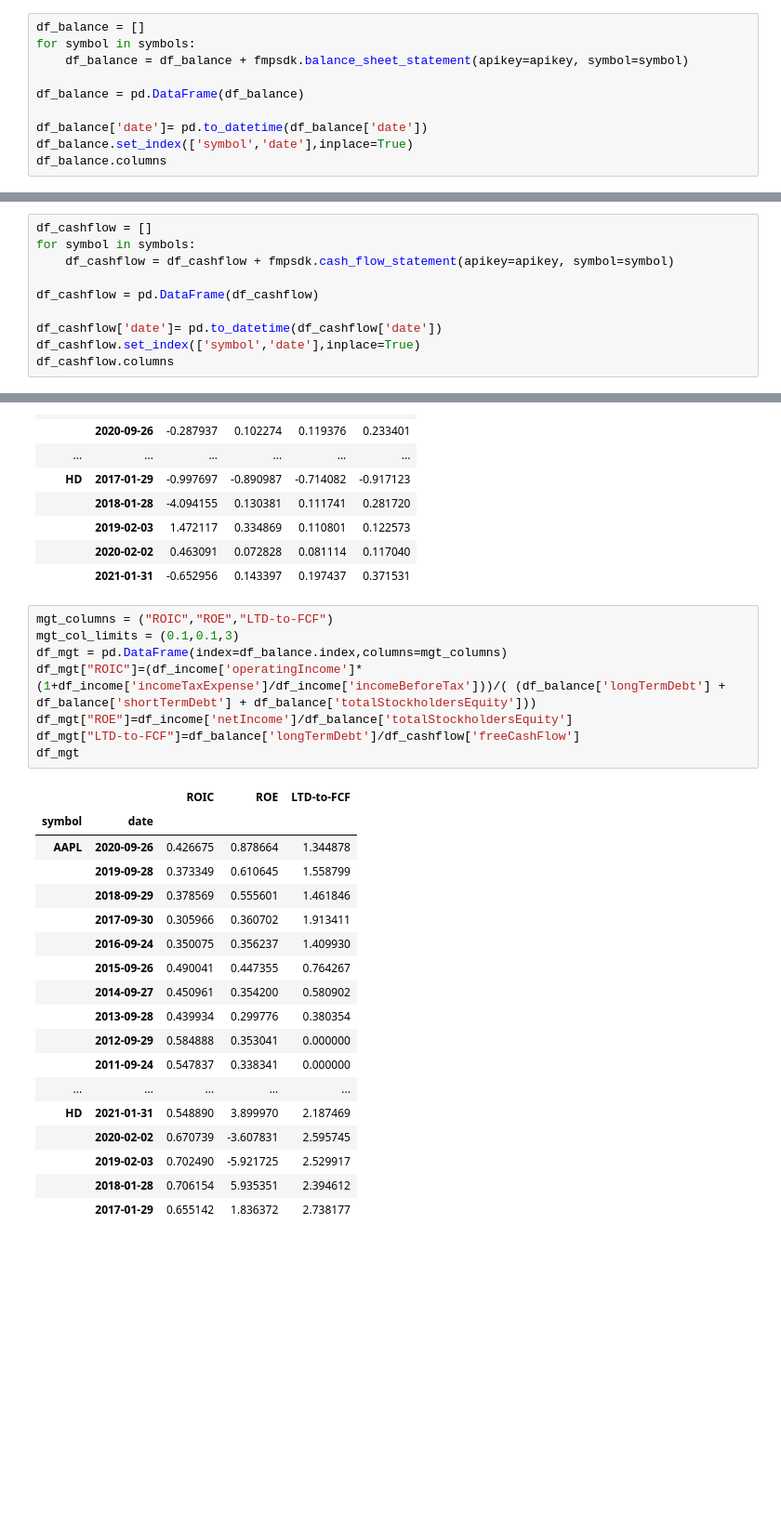
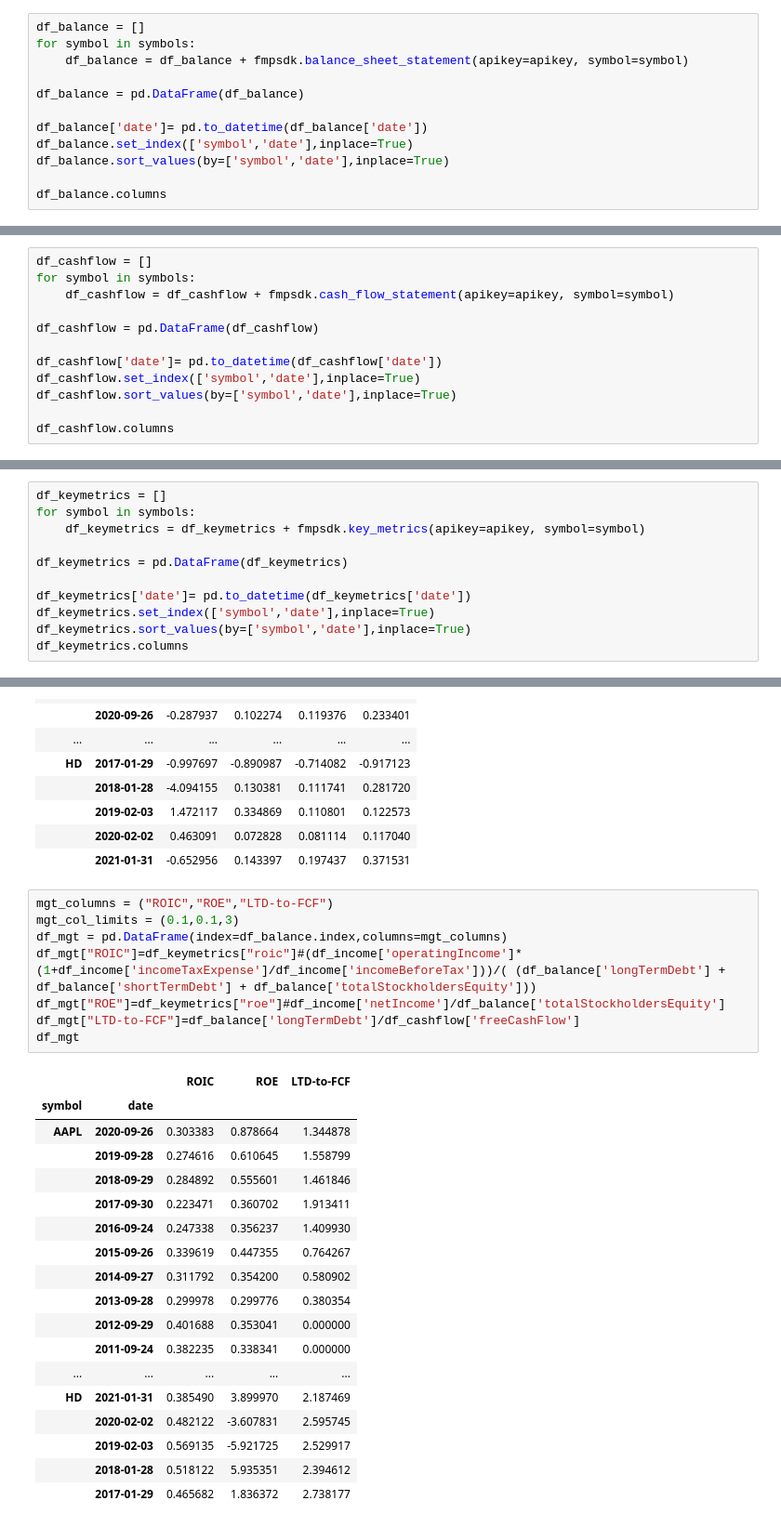
Before and after one commit to VinnyCarter05/fmpsdk-master, a Jupyter notebook: fmpsdk-example.ipynb, the cells around one changed output, grey strips where cells are left out. Shown: that part at 93% size. Cells and saved outputs as stored; diff of their text form; blank space fills up the shorter version.

```diff
--- a/fmpsdk-example.ipynb
+++ b/fmpsdk-example.ipynb
@@ -93,6 +94,8 @@ df_balance = pd.DataFrame(df_balance)
 
 df_balance['date']= pd.to_datetime(df_balance['date'])
 df_balance.set_index(['symbol','date'],inplace=True)
+df_balance.sort_values(by=['symbol','date'],inplace=True)
+
 df_balance.columns
 # %% [output]
 Index(['reportedCurrency', 'fillingDate', 'acceptedDate', 'period',
@@ -121,6 +124,8 @@ df_cashflow = pd.DataFrame(df_cashflow)
 
 df_cashflow['date']= pd.to_datetime(df_cashflow['date'])
 df_cashflow.set_index(['symbol','date'],inplace=True)
+df_cashflow.sort_values(by=['symbol','date'],inplace=True)
+
 df_cashflow.columns
 # %% [output]
 Index(['reportedCurrency', 'fillingDate', 'acceptedDate', 'period',
@@ -139,3 +144,14 @@ Index(['reportedCurrency', 'fillingDate', 'acceptedDate', 'period',
        'cashAtBeginningOfPeriod', 'operatingCashFlow', 'capitalExpenditure',
        'freeCashFlow', 'link', 'finalLink'],
       dtype='object')
+# %%
+df_keymetrics = []
+for symbol in symbols:
+    df_keymetrics = df_keymetrics + fmpsdk.key_metrics(apikey=apikey, symbol=symbol)
+
+df_keymetrics = pd.DataFrame(df_keymetrics)
+
+df_keymetrics['date']= pd.to_datetime(df_keymetrics['date'])
+df_keymetrics.set_index(['symbol','date'],inplace=True)
+df_keymetrics.sort_values(by=['symbol','date'],inplace=True)
+df_keymetrics.columns
@@ -202,30 +236,30 @@ df_moat_pct_chg
 # %%
 mgt_columns = ("ROIC","ROE","LTD-to-FCF")
 mgt_col_limits = (0.1,0.1,3)
 df_mgt = pd.DataFrame(index=df_balance.index,columns=mgt_columns)
-df_mgt["ROIC"]=(df_income['operatingIncome']*(1+df_income['incomeTaxExpense']/df_income['incomeBeforeTax']))/( (df_balance['longTermDebt'] + df_balance['shortTermDebt'] + df_balance['totalStockholdersEquity']))
-df_mgt["ROE"]=df_income['netIncome']/df_balance['totalStockholdersEquity']
+df_mgt["ROIC"]=df_keymetrics["roic"]#(df_income['operatingIncome']*(1+df_income['incomeTaxExpense']/df_income['incomeBeforeTax']))/( (df_balance['longTermDebt'] + df_balance['shortTermDebt'] + df_balance['totalStockholdersEquity']))
+df_mgt["ROE"]=df_keymetrics["roe"]#df_income['netIncome']/df_balance['totalStockholdersEquity']
 df_mgt["LTD-to-FCF"]=df_balance['longTermDebt']/df_cashflow['freeCashFlow']
 df_mgt
 # %% [output]
 |  |  | ROIC | ROE | LTD-to-FCF |
 | symbol | date |  |  |  |
-| AAPL | 2020-09-26 | 0.426675 | 0.878664 | 1.344878 |
-|  | 2019-09-28 | 0.373349 | 0.610645 | 1.558799 |
-|  | 2018-09-29 | 0.378569 | 0.555601 | 1.461846 |
-|  | 2017-09-30 | 0.305966 | 0.360702 | 1.913411 |
-|  | 2016-09-24 | 0.350075 | 0.356237 | 1.409930 |
-|  | 2015-09-26 | 0.490041 | 0.447355 | 0.764267 |
-|  | 2014-09-27 | 0.450961 | 0.354200 | 0.580902 |
-|  | 2013-09-28 | 0.439934 | 0.299776 | 0.380354 |
-|  | 2012-09-29 | 0.584888 | 0.353041 | 0.000000 |
-|  | 2011-09-24 | 0.547837 | 0.338341 | 0.000000 |
+| AAPL | 2020-09-26 | 0.303383 | 0.878664 | 1.344878 |
+|  | 2019-09-28 | 0.274616 | 0.610645 | 1.558799 |
+|  | 2018-09-29 | 0.284892 | 0.555601 | 1.461846 |
+|  | 2017-09-30 | 0.223471 | 0.360702 | 1.913411 |
+|  | 2016-09-24 | 0.247338 | 0.356237 | 1.409930 |
+|  | 2015-09-26 | 0.339619 | 0.447355 | 0.764267 |
+|  | 2014-09-27 | 0.311792 | 0.354200 | 0.580902 |
+|  | 2013-09-28 | 0.299978 | 0.299776 | 0.380354 |
+|  | 2012-09-29 | 0.401688 | 0.353041 | 0.000000 |
+|  | 2011-09-24 | 0.382235 | 0.338341 | 0.000000 |
 | ... | ... | ... | ... | ... |
-| HD | 2021-01-31 | 0.548890 | 3.899970 | 2.187469 |
-|  | 2020-02-02 | 0.670739 | -3.607831 | 2.595745 |
-|  | 2019-02-03 | 0.702490 | -5.921725 | 2.529917 |
-|  | 2018-01-28 | 0.706154 | 5.935351 | 2.394612 |
-|  | 2017-01-29 | 0.655142 | 1.836372 | 2.738177 |
+| HD | 2021-01-31 | 0.385490 | 3.899970 | 2.187469 |
+|  | 2020-02-02 | 0.482122 | -3.607831 | 2.595745 |
+|  | 2019-02-03 | 0.569135 | -5.921725 | 2.529917 |
+|  | 2018-01-28 | 0.518122 | 5.935351 | 2.394612 |
+|  | 2017-01-29 | 0.465682 | 1.836372 | 2.738177 |
 # %%
 fig = []
 ax = []
```
Also changed, not shown: parts of 11 cells of this notebook.
